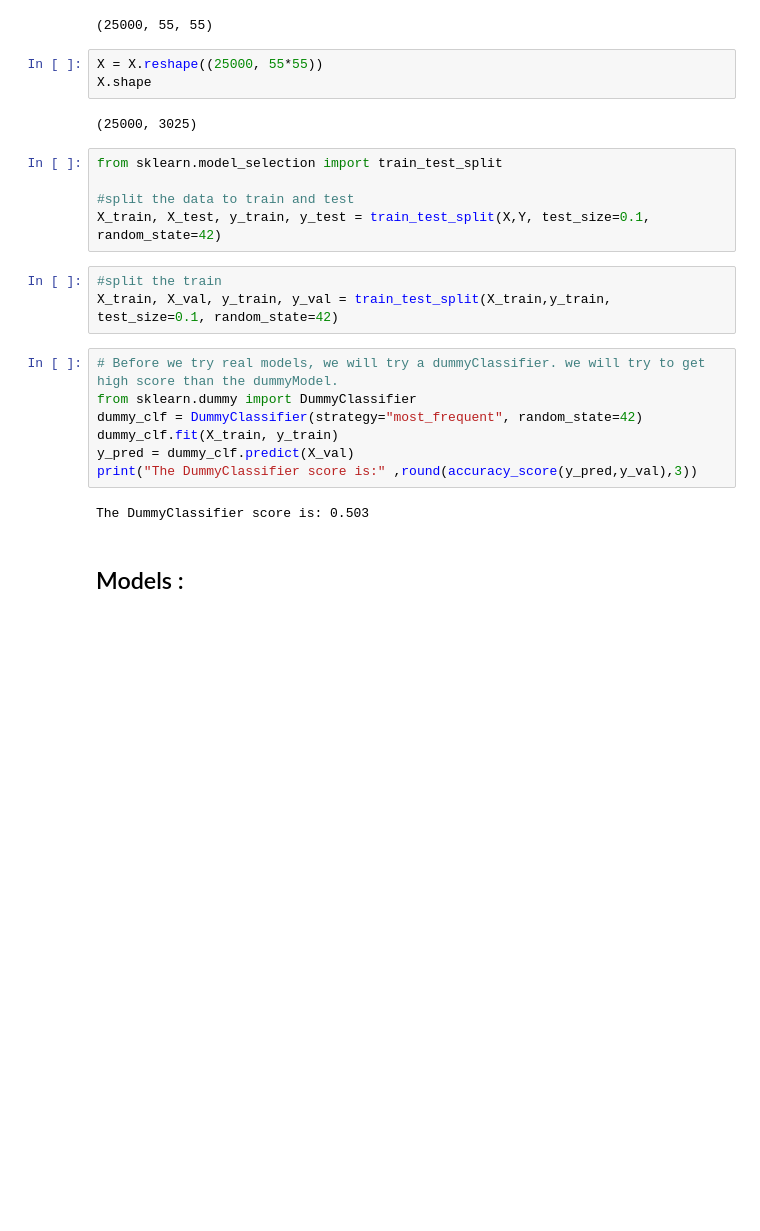
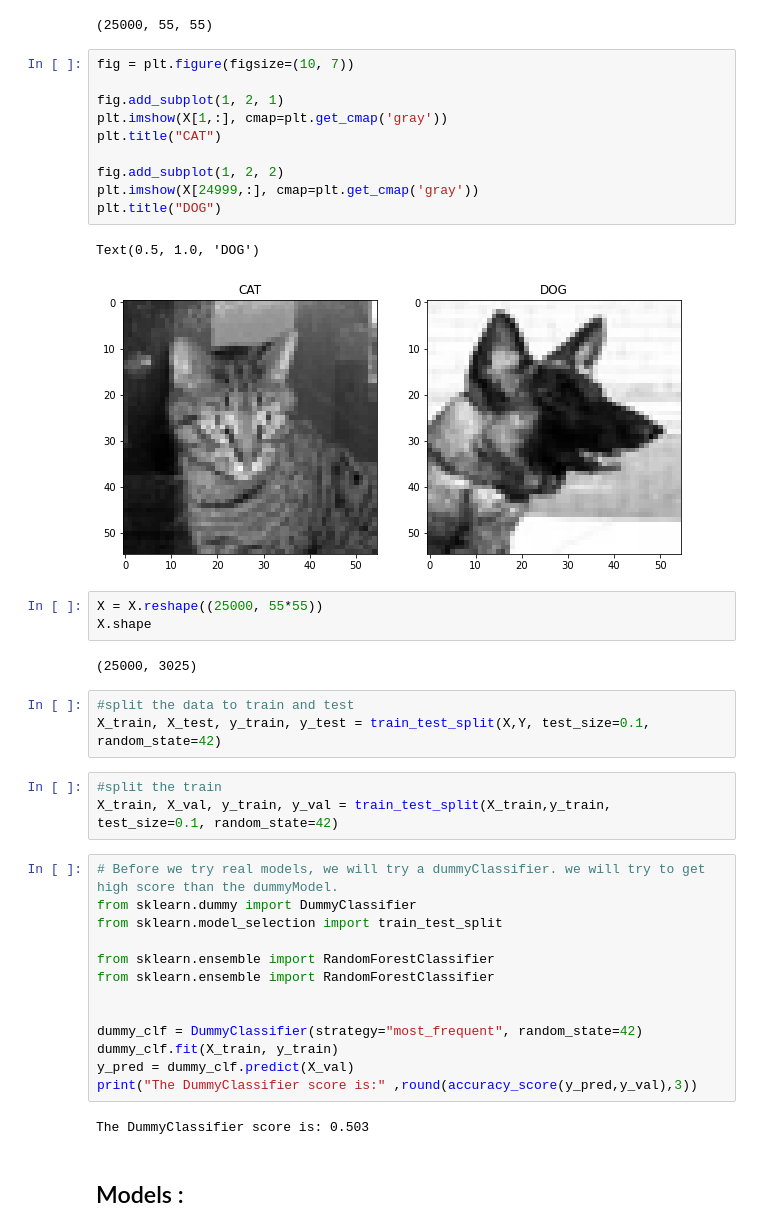
Before and after one commit to NoaAmichai/Cats-Vs-Dogs, a Jupyter notebook: Dogs_VS_Cats .ipynb, the cells around one changed output. Saved outputs shown, nothing was run; the diff lists cells and outputs as text; blank space fills up the shorter version.

```diff
--- a/Dogs_VS_Cats .ipynb
+++ b/Dogs_VS_Cats .ipynb
@@ -56,14 +53,25 @@ X = X /255.0
 X.shape
 # %% [output]
 (25000, 55, 55)
+# %%
+fig = plt.figure(figsize=(10, 7))
+
+fig.add_subplot(1, 2, 1)
+plt.imshow(X[1,:], cmap=plt.get_cmap('gray'))
+plt.title("CAT")
+
+fig.add_subplot(1, 2, 2)
+plt.imshow(X[24999,:], cmap=plt.get_cmap('gray'))
+plt.title("DOG")
+# %% [output]
+Text(0.5, 1.0, 'DOG')
+[figure, added]
 # %%
 X = X.reshape((25000, 55*55))
 X.shape
 # %% [output]
 (25000, 3025)
 # %%
-from sklearn.model_selection import train_test_split
-
 #split the data to train and test
 X_train, X_test, y_train, y_test = train_test_split(X,Y, test_size=0.1, random_state=42)
 # %%
@@ -72,6 +80,12 @@ X_train, X_val, y_train, y_val = train_test_split(X_train,y_train, test_size=0.1
 # %%
 # Before we try real models, we will try a dummyClassifier. we will try to get high score than the dummyModel.
 from sklearn.dummy import DummyClassifier
+from sklearn.model_selection import train_test_split
+
+from sklearn.ensemble import RandomForestClassifier
+from sklearn.ensemble import RandomForestClassifier
+
+
 dummy_clf = DummyClassifier(strategy="most_frequent", random_state=42)
 dummy_clf.fit(X_train, y_train)
 y_pred = dummy_clf.predict(X_val)
```
Also changed, not shown: parts of 20 cells of this notebook.
